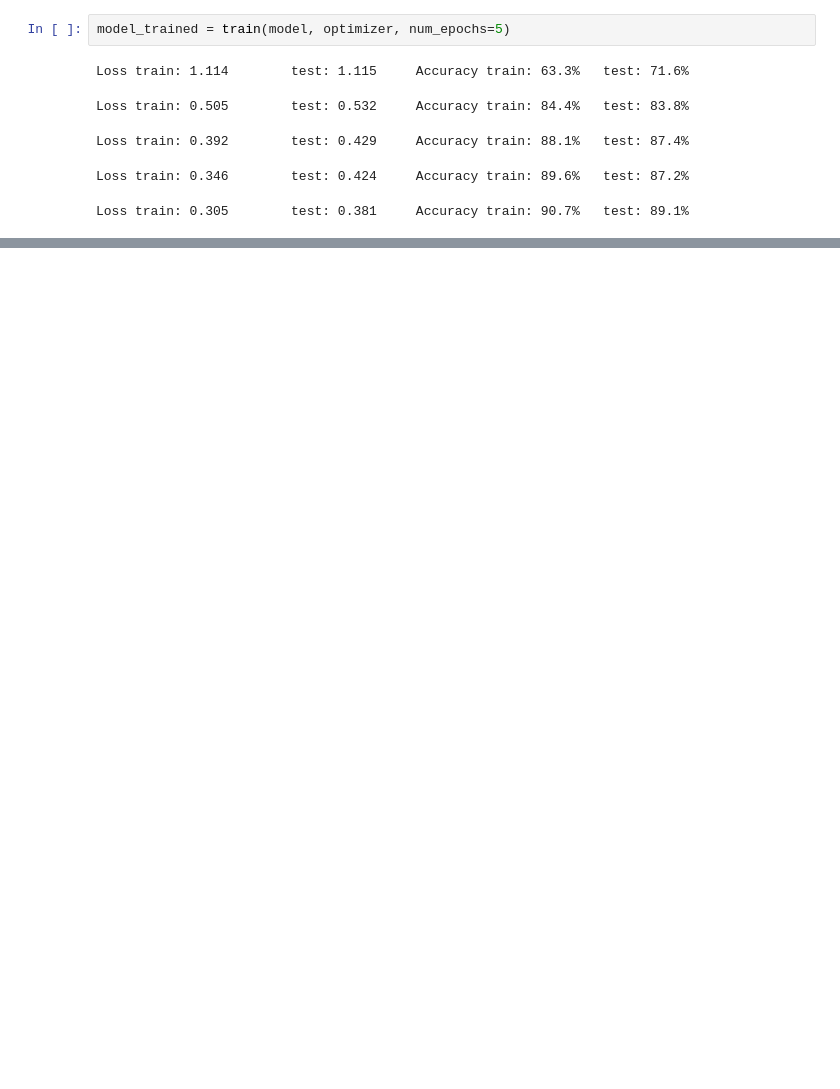
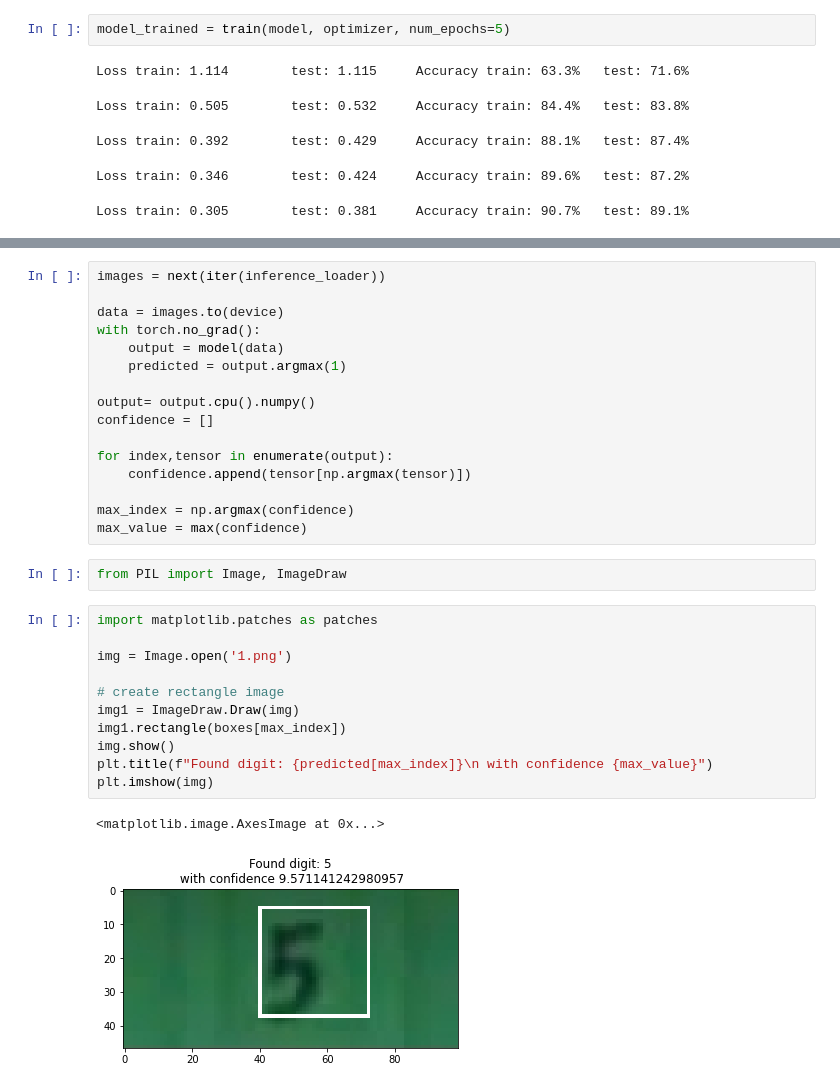
Before and after one commit to victor-flindt/02514_DeepLearing_CV, a Jupyter notebook: project1/project1.2.ipynb, the cells around one changed output, grey strips where cells are left out. Saved outputs shown, nothing was run; the diff lists cells and outputs as text; blank space fills up the shorter version.

```diff
--- a/project1/project1.2.ipynb
+++ b/project1/project1.2.ipynb
@@ -271,0 +276,32 @@ tensor([3], device='cuda:0')
+# %%
+images = next(iter(inference_loader))
+
+data = images.to(device)
+with torch.no_grad():
+    output = model(data)
+    predicted = output.argmax(1)
+
+output= output.cpu().numpy()
+confidence = []
+
+for index,tensor in enumerate(output):
+    confidence.append(tensor[np.argmax(tensor)])
+
+max_index = np.argmax(confidence)
+max_value = max(confidence)
+# %%
+from PIL import Image, ImageDraw
+# %%
+import matplotlib.patches as patches
+
+img = Image.open('1.png')
+
+# create rectangle image
+img1 = ImageDraw.Draw(img)
+img1.rectangle(boxes[max_index])
+img.show()
+plt.title(f"Found digit: {predicted[max_index]}\n with confidence {max_value}")
+plt.imshow(img)
+# %% [output]
+<matplotlib.image.AxesImage at 0x...>
+[figure, added]
```
Also changed, not shown: parts of 10 cells of this notebook.
